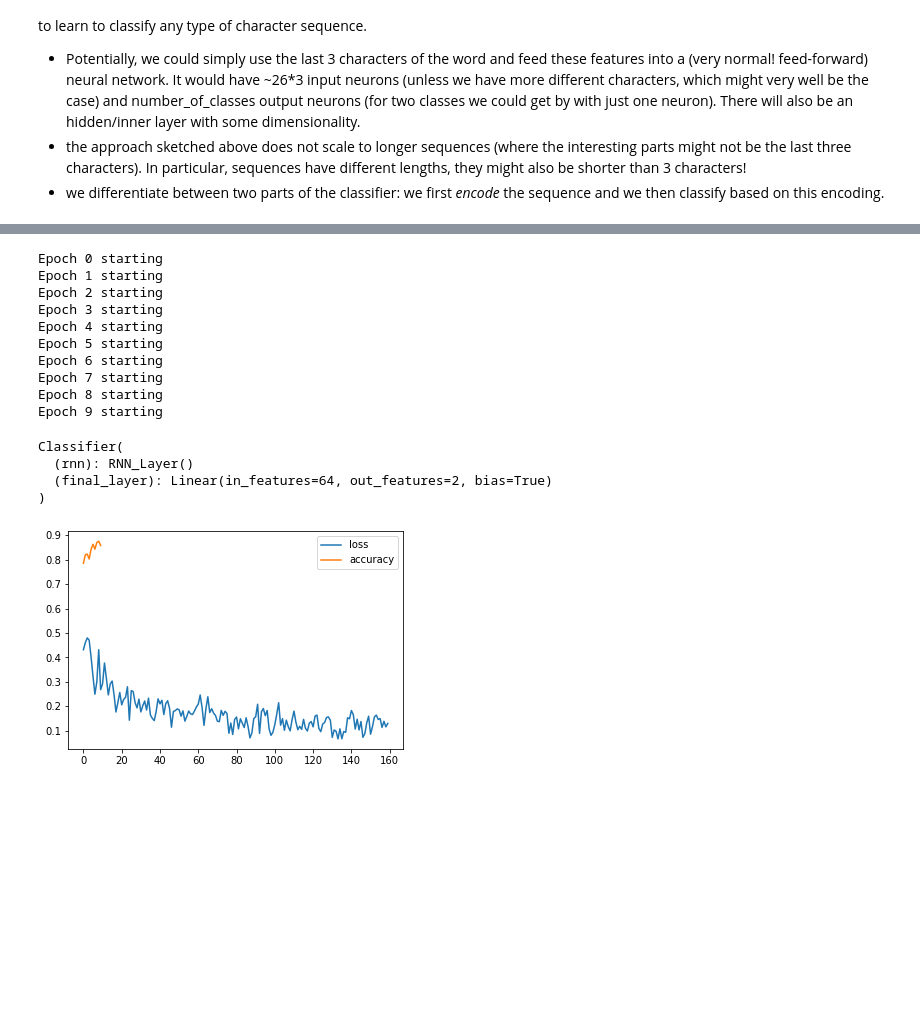
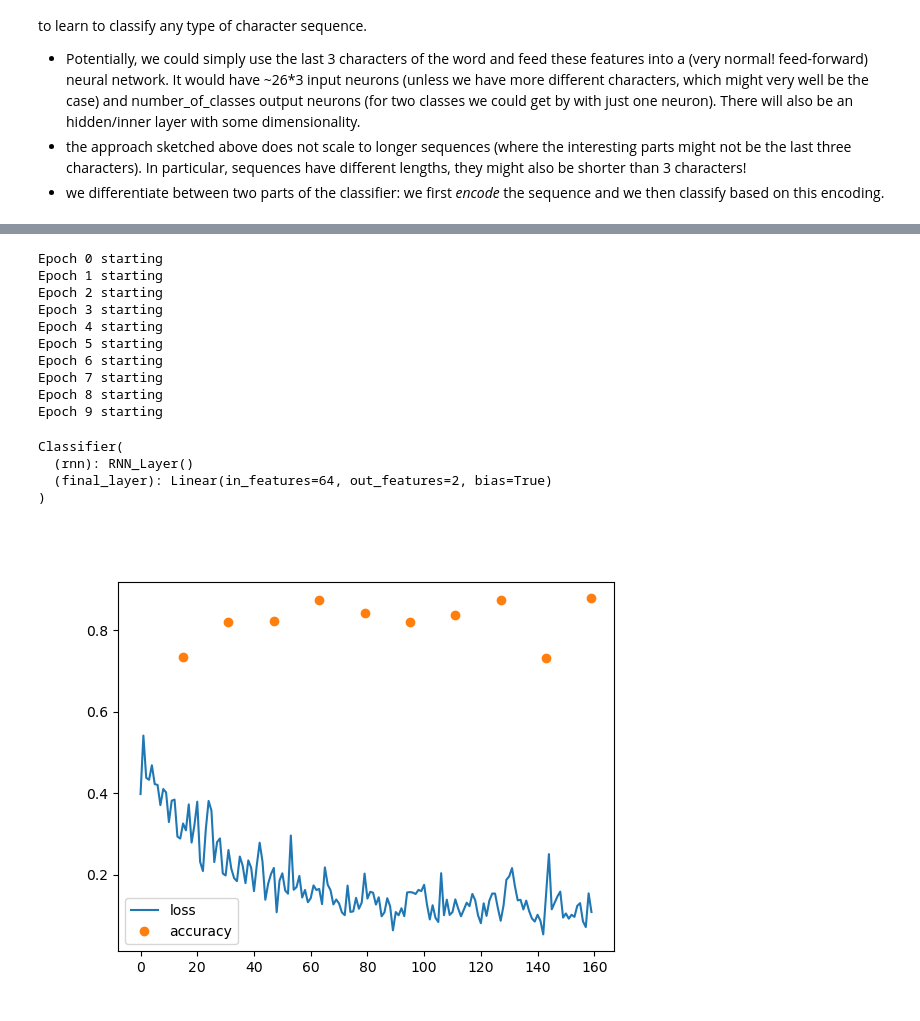
Before and after one commit to timobaumann/fobi-neuronale-netze, a Jupyter notebook: RNN.ipynb, the cells around one changed output, grey strips where cells are left out. Cells and saved outputs as stored; diff of their text form; code cells hidden in the pictures; blank space fills up the shorter version.

Commit message:
working plots for RNNs

```diff
--- a/RNN.ipynb
+++ b/RNN.ipynb
@@ -13,12 +13,9 @@ import random
 import matplotlib.pyplot as plt
 from collections import defaultdict
 # %%
-# we will often repeatedly use some code for plotting. We define this once to be re-used later.
-def plot(plot_data):
-    plt.figure("evolution over training iterations")
-    for type in plot_data.keys():
-       plt.plot(plot_data[type], label=type)
-    plt.legend(loc='upper right')
+%%capture
+# now, the following is cool: it lets us import functions that we define in other notebooks!
+%run PyTorch.ipynb import plot
 # %%
 # code for loading two lists of training items from separate files.
 # let's use the following data layout:
@@ -125,34 +122,36 @@ def training():
                 aggr_loss = 0
             training_counter += 1
 
         # test performance of classifier:
+        plot_data["accuracy"].extend([None] * int(len(train) / plot_every - 1))
         correct = 0
         for cls, _, ints in test:
             output = classify(ints)
             prediction = int(torch.topk(output, 1)[1].item())
             correct += 1 if prediction == cls else 0
         plot_data["accuracy"].append(correct / len(test))
 
     plot(plot_data)
     return classify
 
+%matplotlib widget
 training()
 # %% [output]
 Epoch 0 starting
 Epoch 1 starting
 Epoch 2 starting
 Epoch 3 starting
 Epoch 4 starting
 Epoch 5 starting
 Epoch 6 starting
 Epoch 7 starting
 Epoch 8 starting
 Epoch 9 starting
 Classifier(
   (rnn): RNN_Layer()
   (final_layer): Linear(in_features=64, out_features=2, bias=True)
 )
-[figure, old version]
+[figure, new version]
 # %%
 class Classifier(nn.Module):
     def __init__(self):
```
Also changed, not shown: parts of 4 cells of this notebook, 1 other file.
